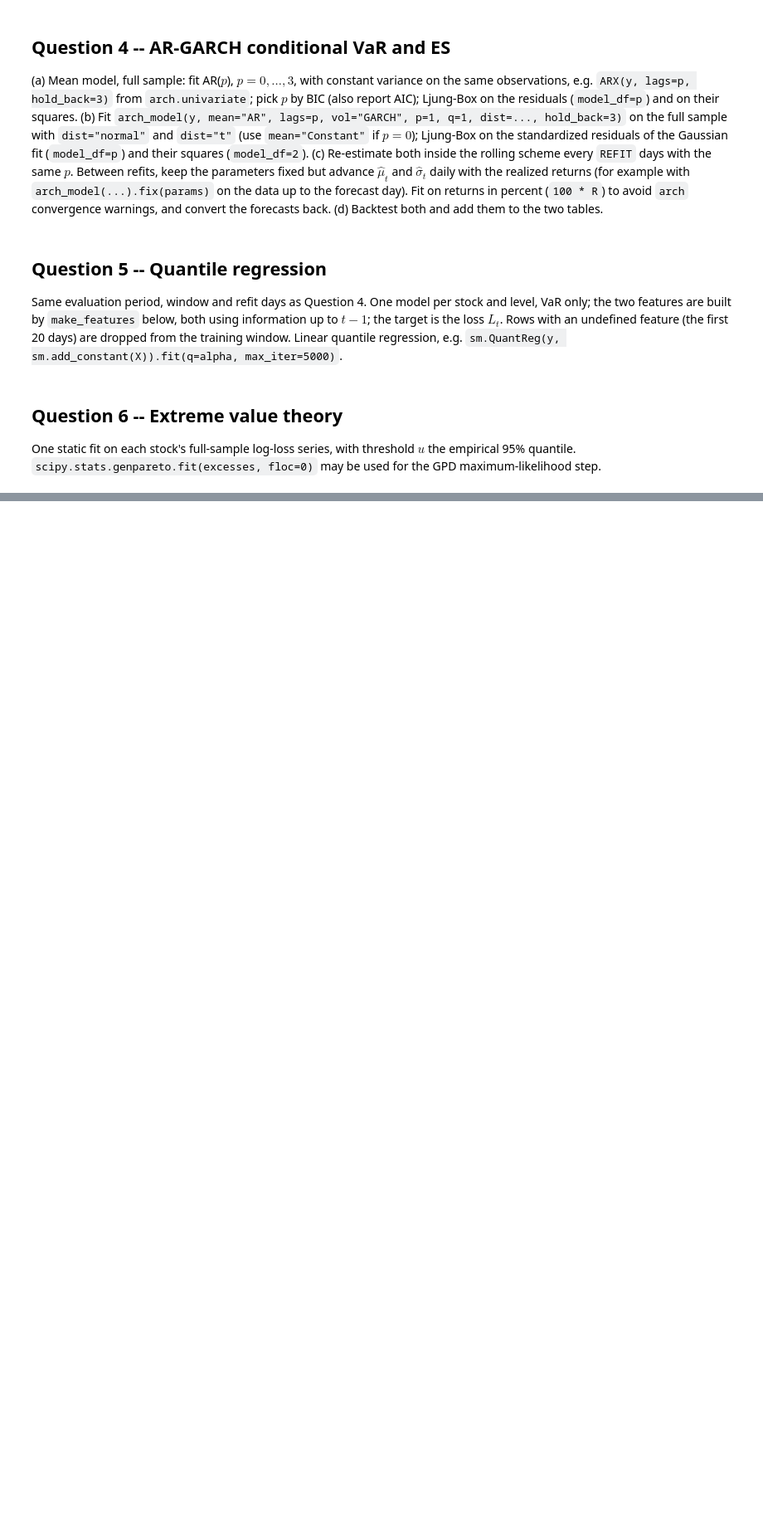
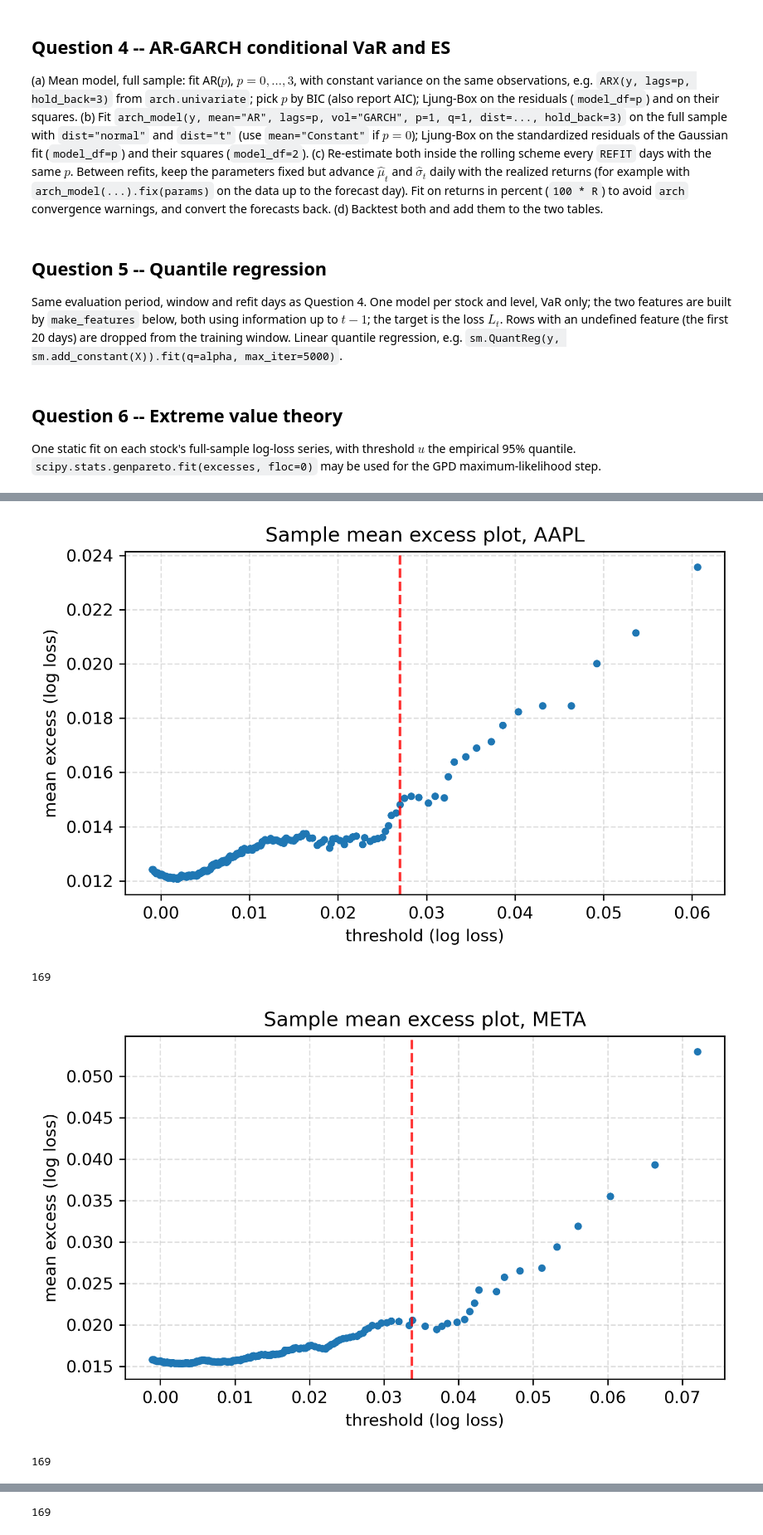
Before and after one commit to AaravKDesai/QRM_Project, a Jupyter notebook: Project_template.ipynb, the cells around one changed output, grey strips where cells are left out. Shown at 83% size. Cells and saved outputs as stored; diff of their text form; code cells hidden in the pictures; blank space fills up the shorter version.

```diff
--- a/Project_template.ipynb
+++ b/Project_template.ipynb
@@ -145,0 +162,37 @@ full_loss = losses                          # one column per stock
+# %%
+# Set global figure quality
+plt.rcParams['figure.dpi'] = 300
+
+alpha_threshold = 0.95
+
+for c in full_loss.columns:
+    x = np.sort(full_loss[c])
+
+    k = int(np.ceil(alpha_threshold * len(x)) - 1) # -1 for 0 based indexing
+    threshold = x[k]
+
+    u_grid = np.quantile(x, np.linspace(0.50, 0.995, 200))
+    me = np.array([(x[x > u] - u).mean() if np.sum(x > u) > 1 else np.nan for u in u_grid])
+
+    # High-quality figure sizing and styling (slightly smaller)
+    plt.figure(figsize=(6, 3.8))
+    plt.scatter(u_grid, me, s=16, linewidth=0.5, zorder=2)
+
+    # Add vertical red line at threshold
+    plt.axvline(x=threshold, color='red', linestyle='--', linewidth=1.5, alpha=0.8)
+
+    plt.xlabel("threshold (log loss)")
+    plt.ylabel("mean excess (log loss)")
+    plt.title(f"Sample mean excess plot, {c}")
+
+    plt.grid(True, linestyle='--', alpha=0.4, zorder=1)
+    plt.tight_layout()
+    plt.show()
+
+    excedances = x[x > threshold] - threshold
+    print(len(excedances))
+# %% [output]
+[figure, added]
+169
+[figure, added]
+169
@@ -145,0 +200 @@ full_loss = losses                          # one column per stock
+169
```
Also changed, not shown: parts of 11 cells of this notebook.
